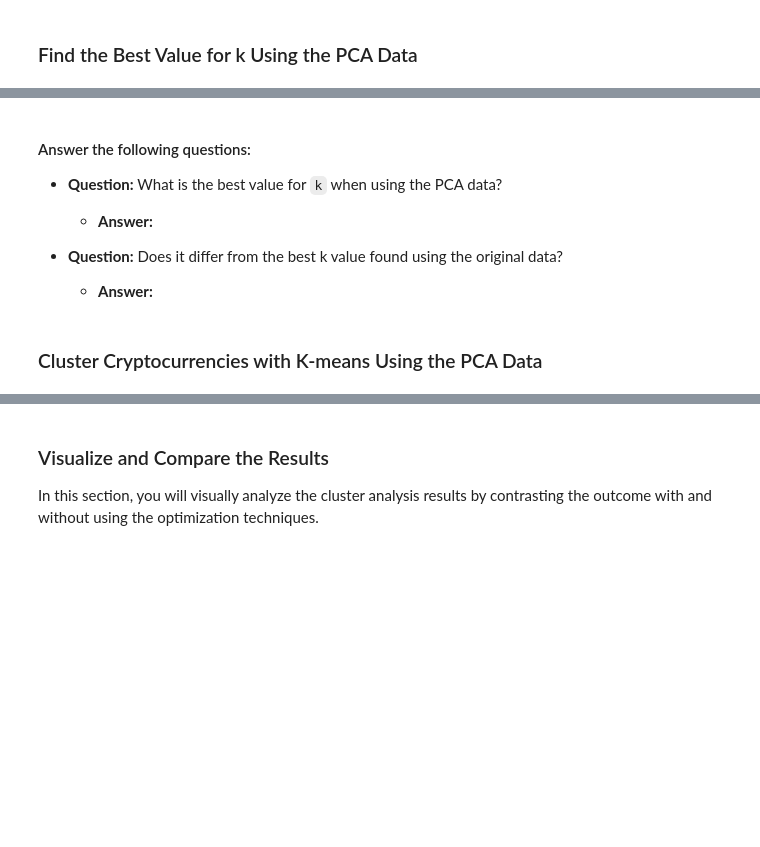
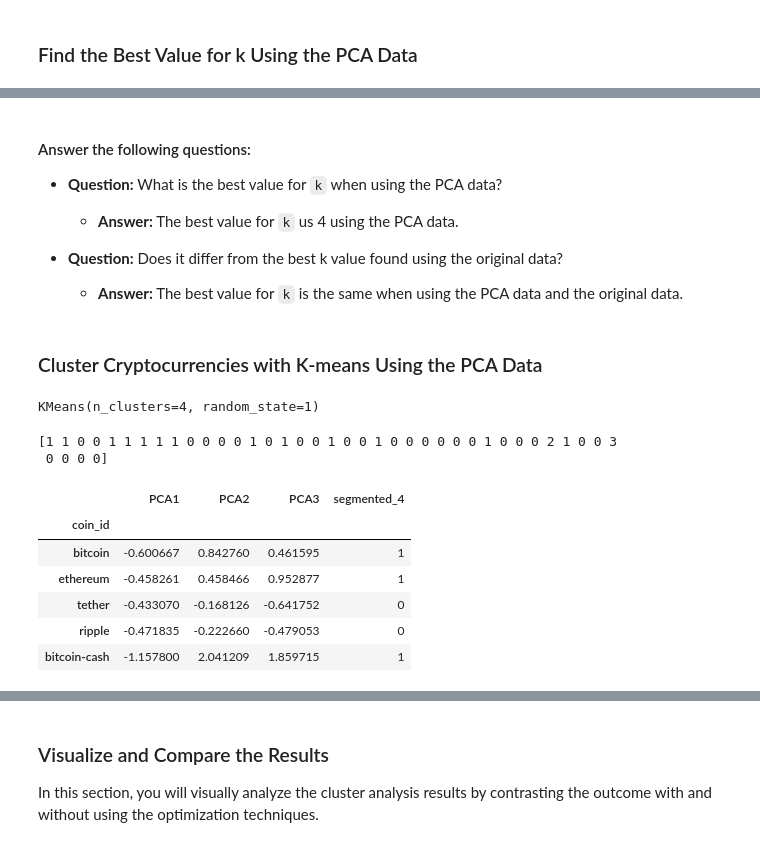
Before and after one commit to atmetz/CryptoClustering, a Jupyter notebook: Crypto_Clustering.ipynb, the cells around one changed output, grey strips where cells are left out. Cells and saved outputs as stored; diff of their text form; code cells hidden in the pictures; blank space fills up the shorter version.

```diff
--- a/Crypto_Clustering.ipynb
+++ b/Crypto_Clustering.ipynb
@@ -251,11 +252,15 @@ df_market_data_pca.head()
 # %%
 # Create an empty list to store the inertia values
-
+inertia = []
 
 # Create a for loop to compute the inertia with each possible value of k
 # Inside the loop:
 # 1. Create a KMeans model using the loop counter for the n_clusters
 # 2. Fit the model to the data using `df_market_data_pca`
 # 3. Append the model.inertia_ to the inertia list
+for i in k:
+    model = KMeans(n_clusters=i, random_state=1)
+    model.fit(df_market_data_pca)
+    inertia.append(model.inertia_)
 # %%
 # Create a dictionary with the data to plot the Elbow curve
@@ -269,30 +284,48 @@ df_market_data_pca.head()
 
 * **Question:** What is the best value for `k` when using the PCA data?
 
-  * **Answer:**
+  * **Answer:** The best value for `k` us 4 using the PCA data.
 
 
 * **Question:** Does it differ from the best k value found using the original data?
 
-  * **Answer:**
+  * **Answer:** The best value for `k` is the same when using the PCA data and the original data.
 # %% [markdown]
 ### Cluster Cryptocurrencies with K-means Using the PCA Data
 # %%
 # Initialize the K-Means model using the best value for k
+pca_model = KMeans(n_clusters=4, random_state=1)
 # %%
 # Fit the K-Means model using the PCA data
+pca_model.fit(df_market_data_pca)
+# %% [output]
+KMeans(n_clusters=4, random_state=1)
 # %%
 # Predict the clusters to group the cryptocurrencies using the PCA data
+k_4 = pca_model.predict(df_market_data_pca)
 
 # Print the resulting array of cluster values.
+print(k_4)
+# %% [output]
+[1 1 0 0 1 1 1 1 1 0 0 0 0 1 0 1 0 0 1 0 0 1 0 0 0 0 0 0 1 0 0 0 2 1 0 0 3
+ 0 0 0 0]
 # %%
 # Create a copy of the DataFrame with the PCA data
-
+df_market_data_pca_predicted = df_market_data_pca.copy()
 
 # Add a new column to the DataFrame with the predicted clusters
-
+df_market_data_pca_predicted["segmented_4"] = k_4
 
 # Display sample data
+df_market_data_pca_predicted.head()
+# %% [output]
+|  | PCA1 | PCA2 | PCA3 | segmented_4 |
+| coin_id |  |  |  |  |
+| bitcoin | -0.600667 | 0.842760 | 0.461595 | 1 |
+| ethereum | -0.458261 | 0.458466 | 0.952877 | 1 |
+| tether | -0.433070 | -0.168126 | -0.641752 | 0 |
+| ripple | -0.471835 | -0.222660 | -0.479053 | 0 |
+| bitcoin-cash | -1.157800 | 2.041209 | 1.859715 | 1 |
 # %%
 # Create a scatter plot using hvPlot by setting
 # `x="PC1"` and `y="PC2"`.
```
Also changed, not shown: parts of 4 cells of this notebook.
